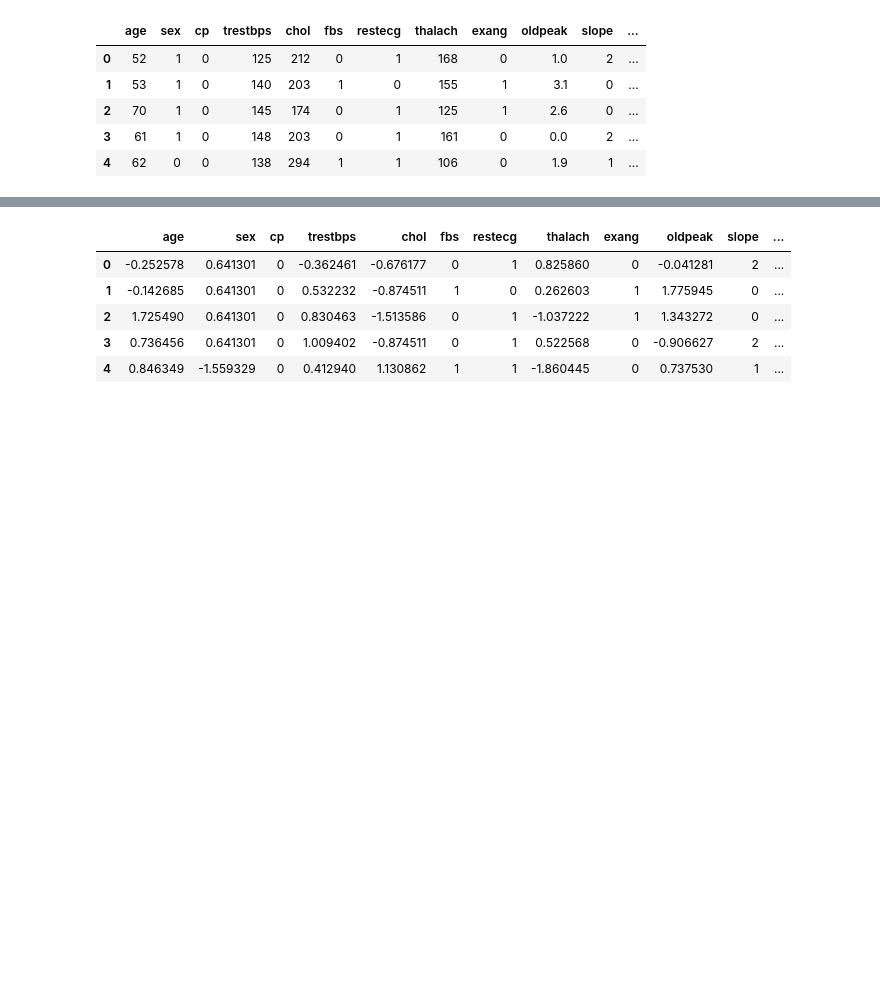
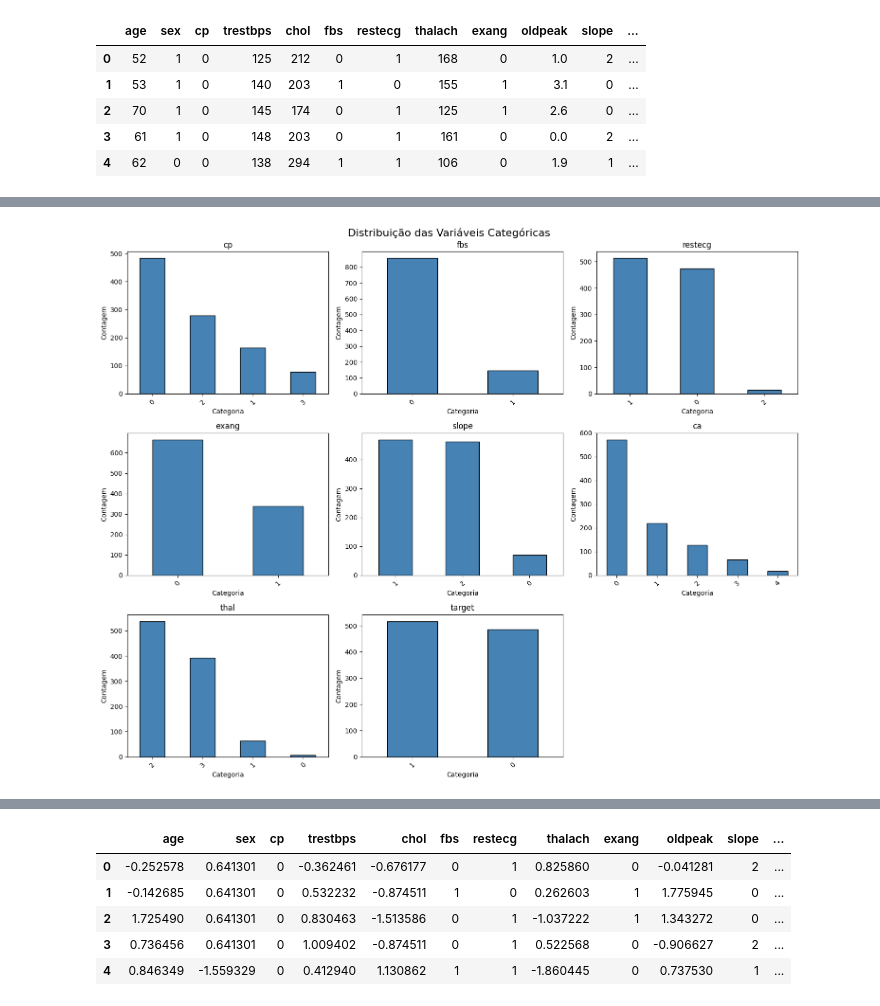
Before and after one commit to P-E-N-T-E-S/ML-College-Project, a Jupyter notebook: notebooks/main.ipynb, the cells around one changed output, grey strips where cells are left out. Cells and saved outputs as stored; diff of their text form; code cells hidden in the pictures; blank space fills up the shorter version.

```diff
--- a/notebooks/main.ipynb
+++ b/notebooks/main.ipynb
@@ -200,0 +247,25 @@ num_columns = ["age", "sex", "trestbps", "chol", "thalach", "oldpeak"]
+# %%
+# Distribuição das variáveis categóricas
+fig, axes = plt.subplots(3, 3, figsize=(15, 12))
+fig.suptitle('Distribuição das Variáveis Categóricas', fontsize=16)
+
+for idx, col in enumerate(cat_columns):
+    row = idx // 3
+    col_idx = idx % 3
+    df1[col].value_counts().plot(kind='bar', ax=axes[row, col_idx], color='steelblue', edgecolor='black')
+    axes[row, col_idx].set_title(col)
+    axes[row, col_idx].set_xlabel('Categoria')
+    axes[row, col_idx].set_ylabel('Contagem')
+    axes[row, col_idx].tick_params(axis='x', rotation=45)
+
+# Remover o último subplot se houver menos variáveis que subplots
+if len(cat_columns) < 9:
+    for idx in range(len(cat_columns), 9):
+        row = idx // 3
+        col_idx = idx % 3
+        fig.delaxes(axes[row, col_idx])
+
+plt.tight_layout()
+plt.show()
+# %% [output]
+[figure, added]
```
Also changed, not shown: parts of 15 cells of this notebook, 1 other file.
